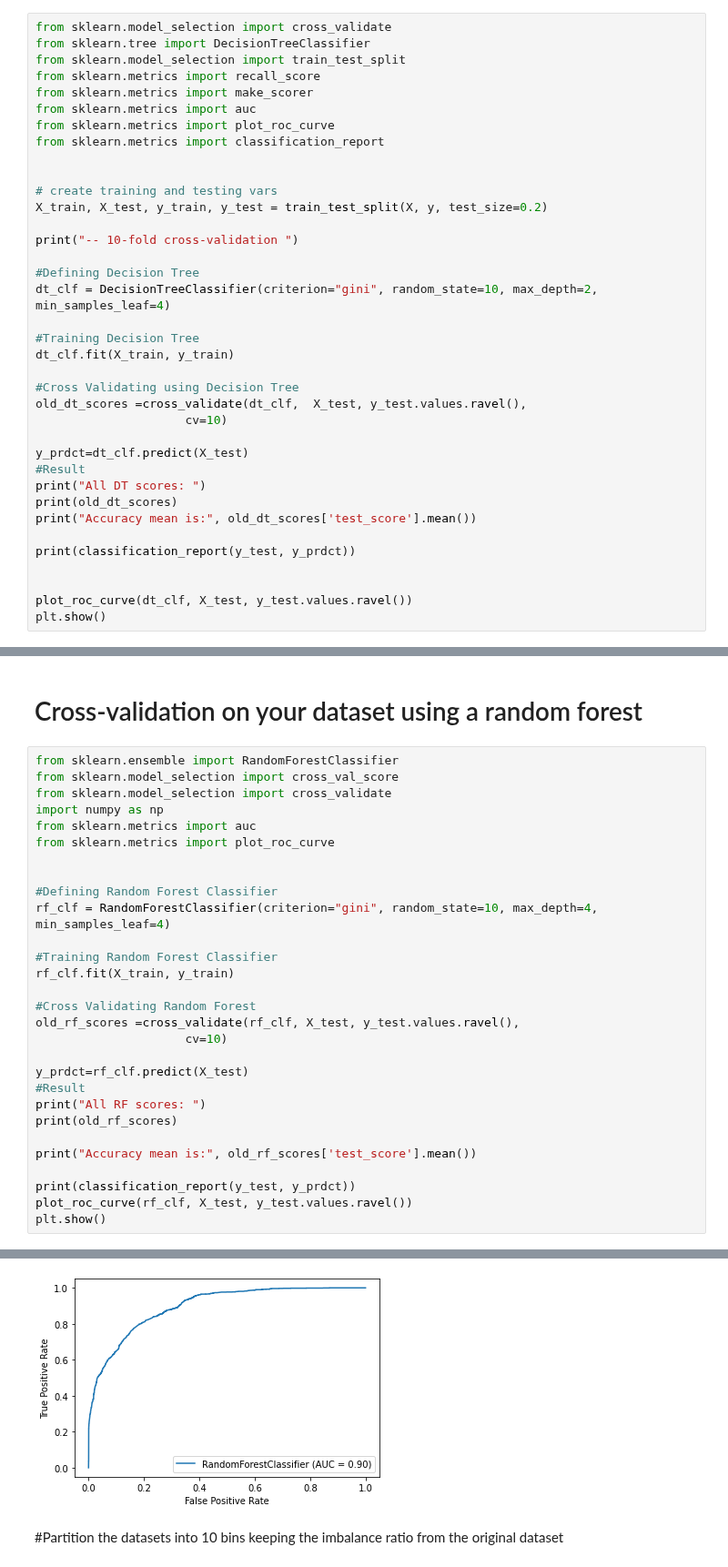
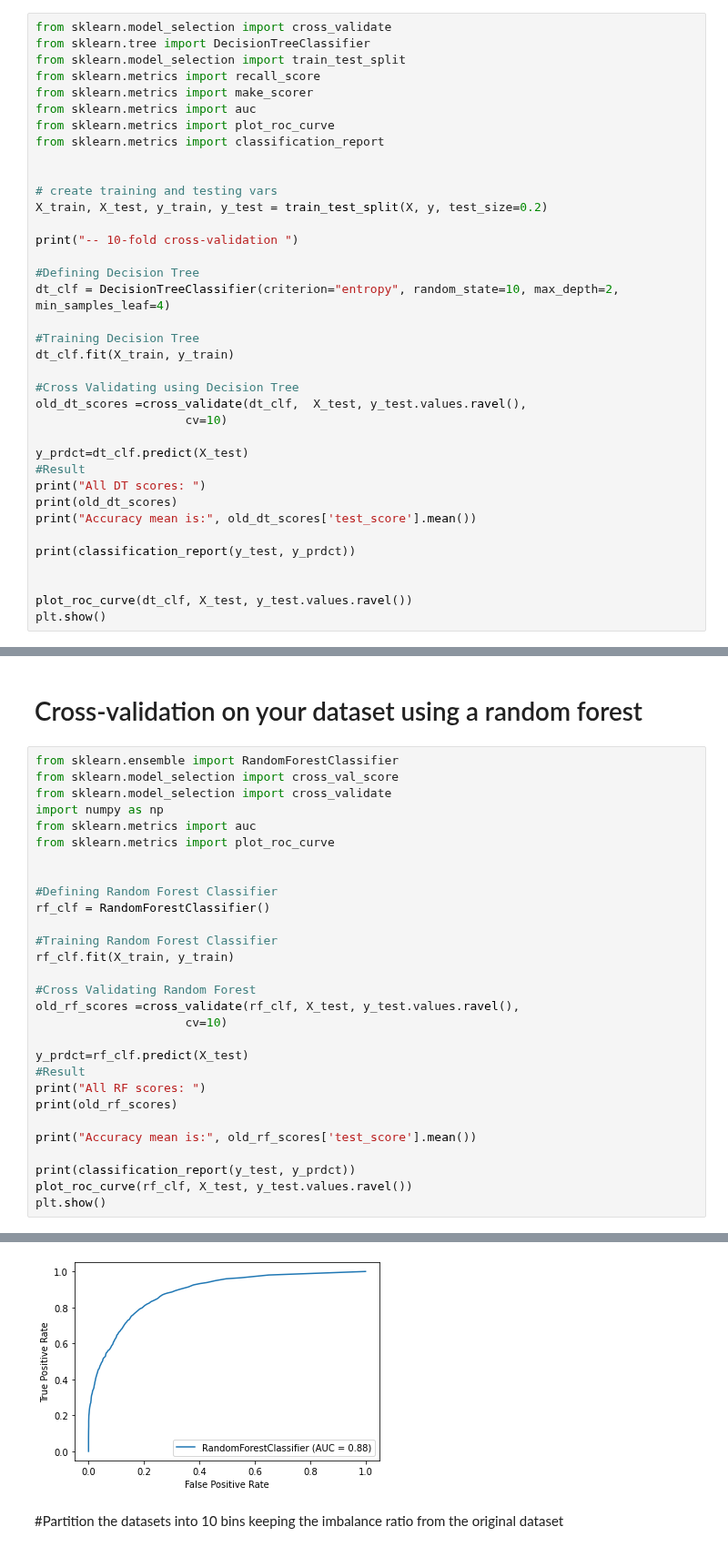
Before and after one commit to Sushila-Phogat/Data-science-with-Python, a Jupyter notebook: adult_data.ipynb, the cells around one changed output, grey strips where cells are left out. Shown at 91% size. Saved outputs shown, nothing was run; the diff lists cells and outputs as text.

```diff
--- a/adult_data.ipynb
+++ b/adult_data.ipynb
@@ -189,7 +189,7 @@ X_train, X_test, y_train, y_test = train_test_split(X, y, test_size=0.2)
 print("-- 10-fold cross-validation ")
 
 #Defining Decision Tree
-dt_clf = DecisionTreeClassifier(criterion="gini", random_state=10, max_depth=2, min_samples_leaf=4)
+dt_clf = DecisionTreeClassifier(criterion="entropy", random_state=10, max_depth=2, min_samples_leaf=4)
 
 #Training Decision Tree
 dt_clf.fit(X_train, y_train)
@@ -238,7 +238,7 @@ from sklearn.metrics import plot_roc_curve
 
 
 #Defining Random Forest Classifier
-rf_clf = RandomForestClassifier(criterion="gini", random_state=10, max_depth=4, min_samples_leaf=4)
+rf_clf = RandomForestClassifier()
 
 #Training Random Forest Classifier
 rf_clf.fit(X_train, y_train)
@@ -275,4 +275,4 @@ weighted avg       0.84      0.84      0.81      6513
-[figure, old version]
+[figure, new version]
 # %% [markdown]
 #Partition the datasets into 10 bins keeping the imbalance ratio from the original dataset
 # %%
```
Also changed, not shown: parts of 16 cells of this notebook.
